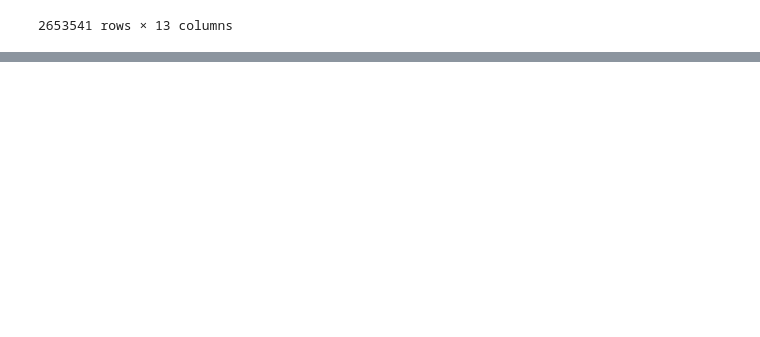
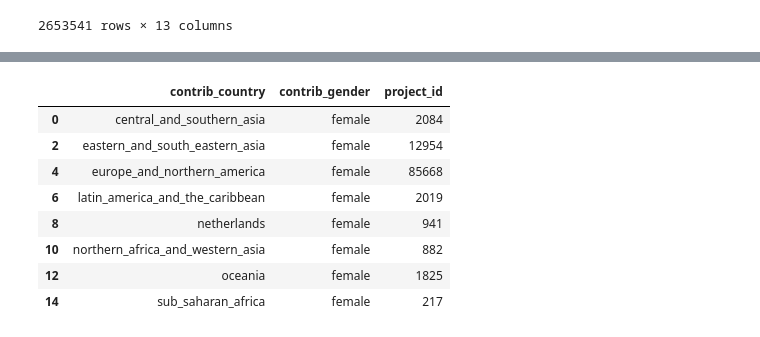
Before and after one commit to manvapatel/CS-846-Project, a Jupyter notebook: CS846-Data.ipynb, the cells around one changed output, grey strips where cells are left out. Cells and saved outputs as stored; diff of their text form; code cells hidden in the pictures; blank space fills up the shorter version.

```diff
--- a/CS846-Data.ipynb
+++ b/CS846-Data.ipynb
@@ -137,0 +121,14 @@ data_us
+# %%
+
+data_f = a.loc[a['contrib_gender'] == "female"]
+data_f
+# %% [output]
+|  | contrib_country | contrib_gender | project_id |
+| 0 | central_and_southern_asia | female | 2084 |
+| 2 | eastern_and_south_eastern_asia | female | 12954 |
+| 4 | europe_and_northern_america | female | 85668 |
+| 6 | latin_america_and_the_caribbean | female | 2019 |
+| 8 | netherlands | female | 941 |
+| 10 | northern_africa_and_western_asia | female | 882 |
+| 12 | oceania | female | 1825 |
+| 14 | sub_saharan_africa | female | 217 |
```
Also changed, not shown: parts of 14 cells of this notebook.
